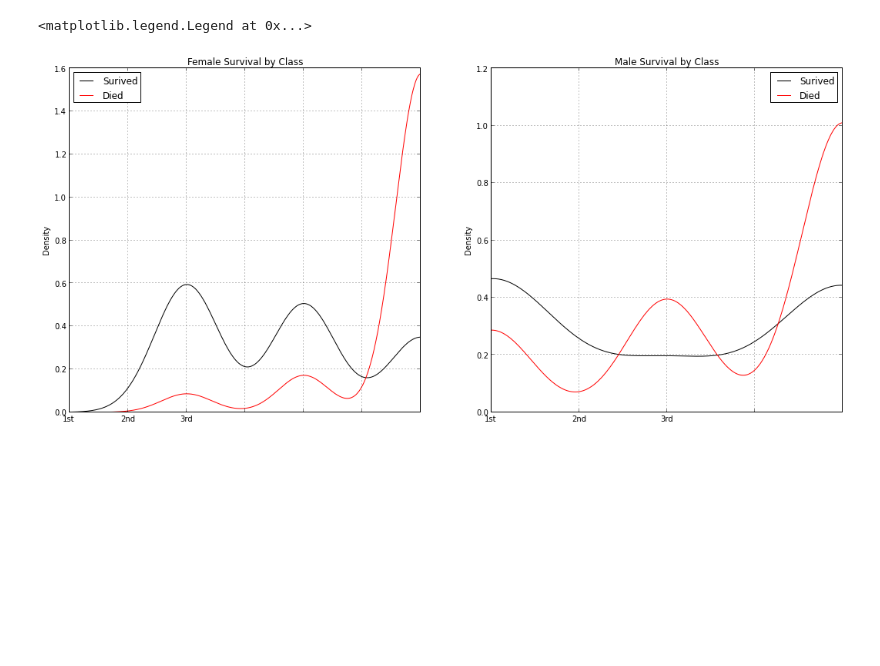
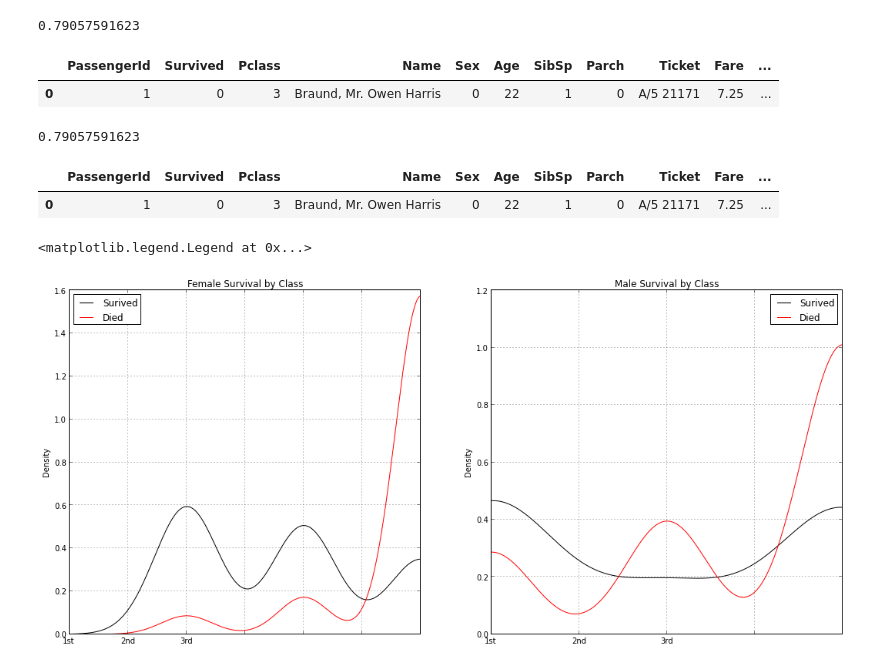
Before and after one commit to mneedham/kaggle-titanic, a Jupyter notebook: Titanic SkiKit.ipynb, the cells around one changed output. Drawn from its saved outputs; the diff is of its cells as text; code cells hidden in the pictures; blank space fills up the shorter version.

Commit message:
Add linear SVM.

```diff
--- a/Titanic SkiKit.ipynb
+++ b/Titanic SkiKit.ipynb
@@ -74,3 +89,28 @@ array([S, C, Q], dtype=object)
+# %%
+from sklearn import datasets, svm
+from sklearn import preprocessing as skp
+
+le = skp.LabelEncoder()
+le.fit(train_df['Embarked'])
+train_df['leEmbarked'] = le.transform(train_df['Embarked'])
+
+clf = svm.SVC(kernel='linear', gamma=3)
+train_subset_df = train_df[:700]
+test_subset_df = train_df[700:]
+clf.fit(train_subset_df[['Sex', 'Parch']].values, train_subset_df.Survived.values)
+results = clf.predict(test_subset_df[['Sex', 'Parch']].values)
+test_subset_df['predictedSurvived'] = results
+test_subset_df['diffSurvived'] = test_subset_df.Survived - test_subset_df.predictedSurvived
+
+print 1.0 - float(len(test_subset_df[test_subset_df.diffSurvived != 0]))/len(test_subset_df)
+train_df.head(1)
+# %% [output]
+0.79057591623
+|  | PassengerId | Survived | Pclass | Name | Sex | Age | SibSp | Parch | Ticket | Fare | ... |
+| 0 | 1 | 0 | 3 | Braund, Mr. Owen Harris | 0 | 22 | 1 | 0 | A/5 21171 | 7.25 | ... |
+0.79057591623
+|  | PassengerId | Survived | Pclass | Name | Sex | Age | SibSp | Parch | Ticket | Fare | ... |
+| 0 | 1 | 0 | 3 | Braund, Mr. Owen Harris | 0 | 22 | 1 | 0 | A/5 21171 | 7.25 | ... |
 # %%
 fig = plt.figure(figsize(18,8), dpi=1600)
 
```
Also changed, not shown: parts of 3 cells of this notebook.
